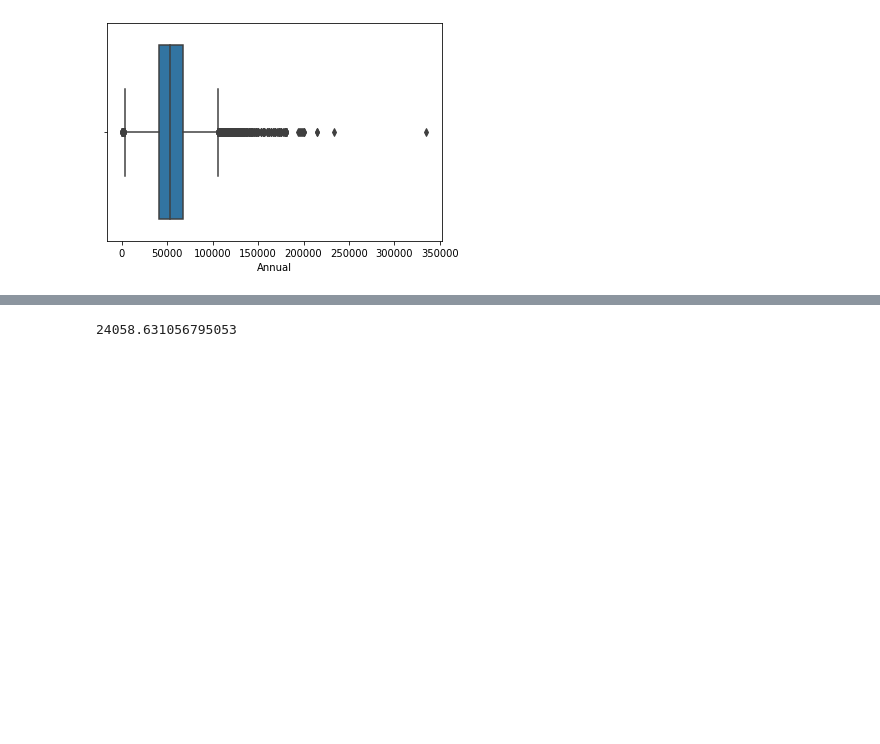
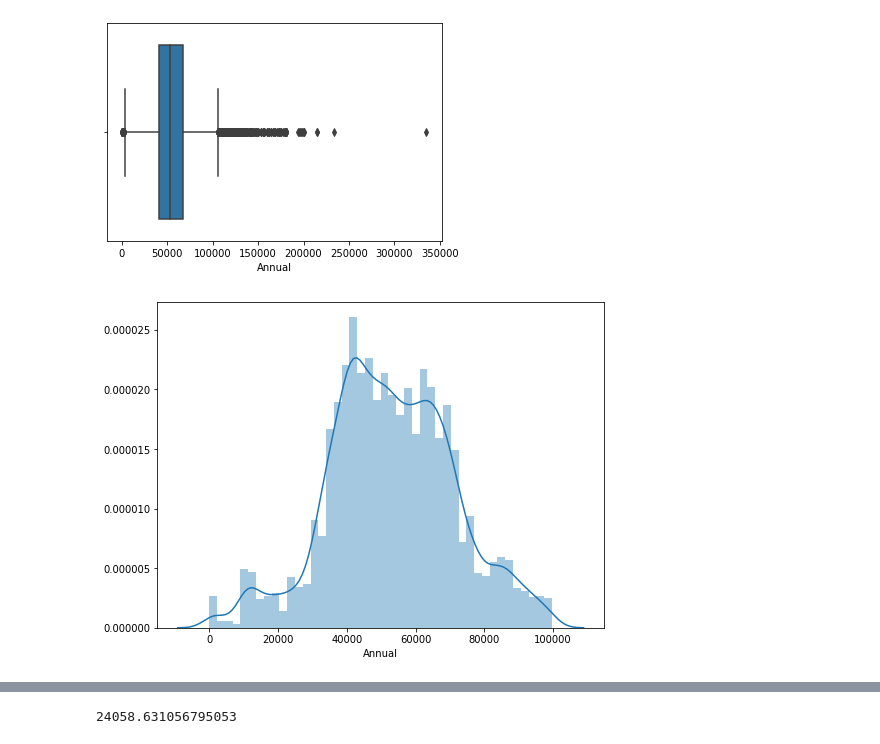
Before and after one commit to omomotyuk/NSS.Statistics.Exercises, a Jupyter notebook: Exercise_01.ipynb, the cells around one changed output, grey strips where cells are left out. Saved outputs shown, nothing was run; the diff lists cells and outputs as text; code cells hidden in the pictures; blank space fills up the shorter version.

```diff
--- a/Exercise_01.ipynb
+++ b/Exercise_01.ipynb
@@ -154,3 +155,9 @@ import seaborn as sns
 sns.boxplot(salaries['Annual']);
 # %% [output]
 [figure]
+# %%
+# KDE
+fig, ax = plt.subplots(figsize = (8,6))
+sns.distplot(salaries[salaries['Annual'] < 100000]['Annual']);
+# %% [output]
+[figure, added]
```
Also changed, not shown: parts of 8 cells of this notebook, 1 other file.
